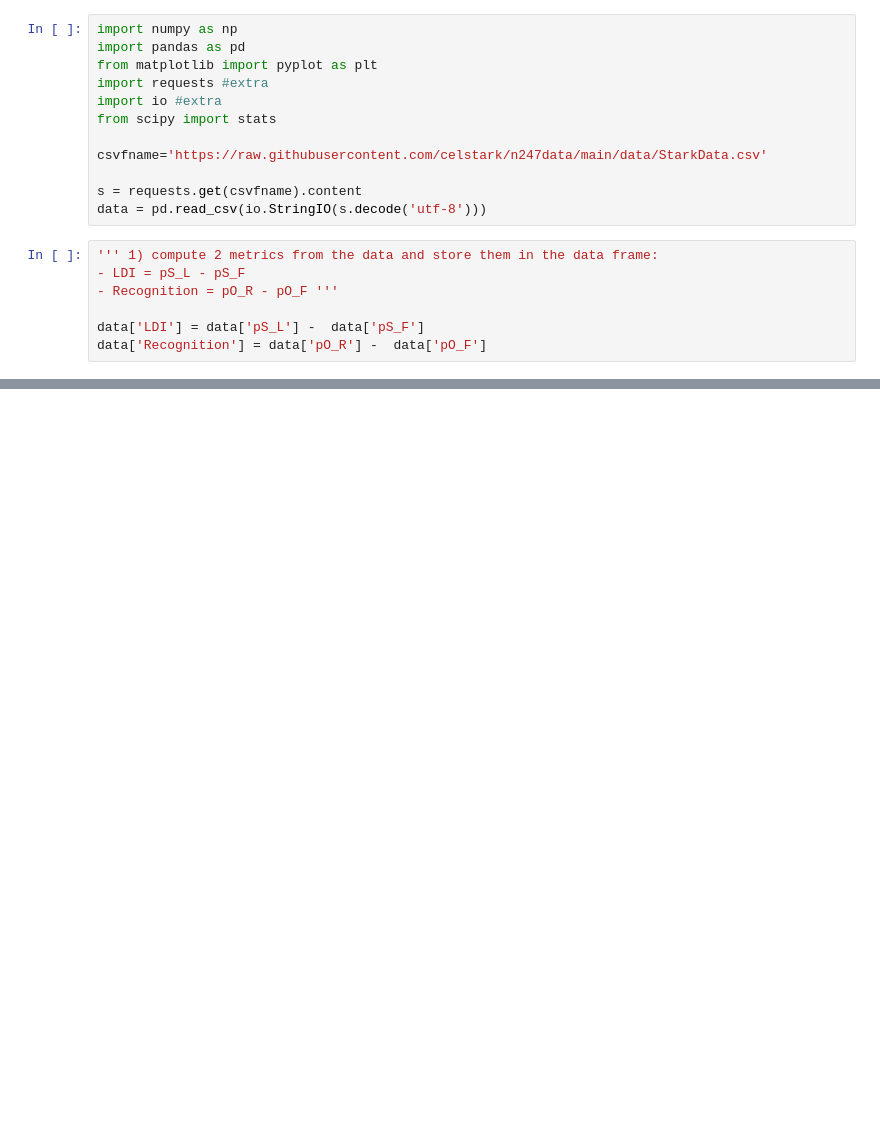
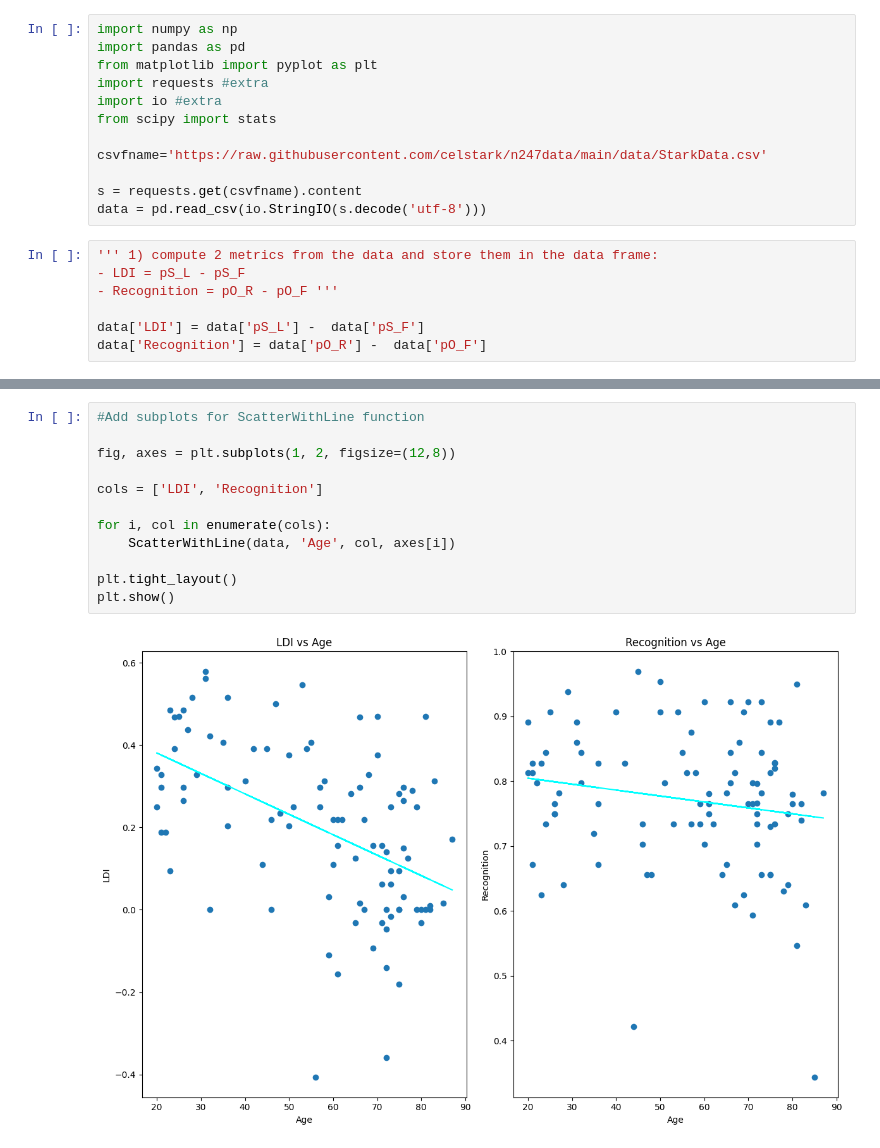
Before and after one commit to rochellekaper/n247_spring2025, a Jupyter notebook: ProblemSets/N247 PSet 7 Pandas - Plotting and grouping.ipynb, the cells around one changed output, grey strips where cells are left out. Drawn from its saved outputs; the diff is of its cells as text; blank space fills up the shorter version.

```diff
--- a/ProblemSets/N247 PSet 7 Pandas - Plotting and grouping.ipynb
+++ b/ProblemSets/N247 PSet 7 Pandas - Plotting and grouping.ipynb
@@ -125,0 +145,14 @@ UFuncTypeError: ufunc 'add' did not contain a loop with signature matching types
+# %%
+#Add subplots for ScatterWithLine function
+
+fig, axes = plt.subplots(1, 2, figsize=(12,8))
+
+cols = ['LDI', 'Recognition']
+
+for i, col in enumerate(cols):
+    ScatterWithLine(data, 'Age', col, axes[i])
+
+plt.tight_layout()
+plt.show()
+# %% [output]
+[figure, added]
```
Also changed, not shown: parts of 6 cells of this notebook.
